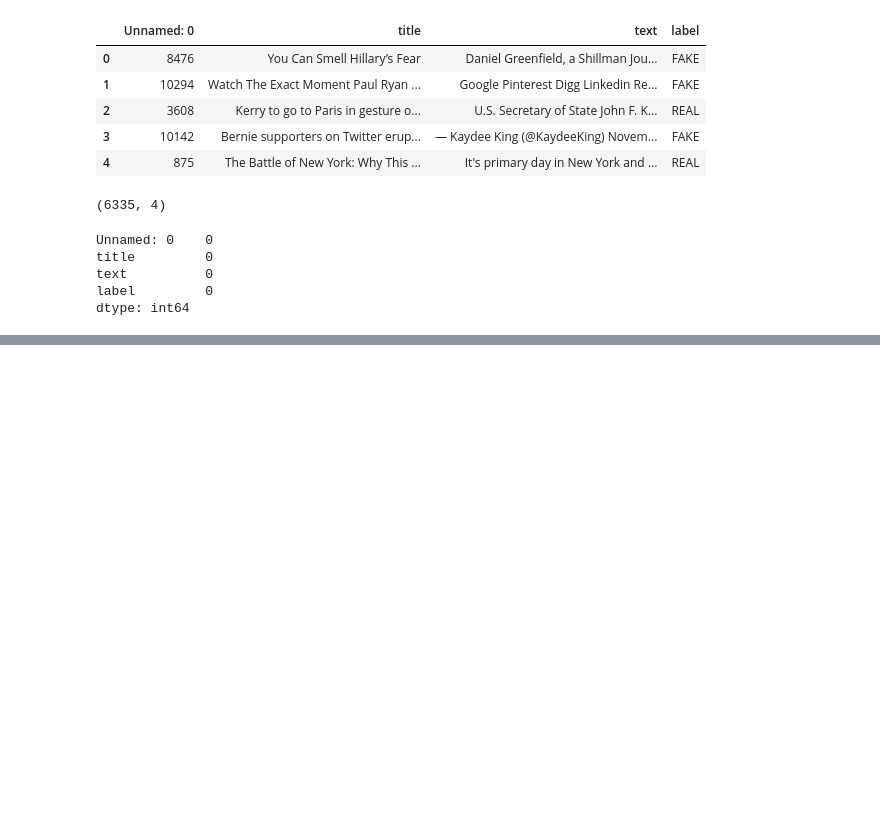
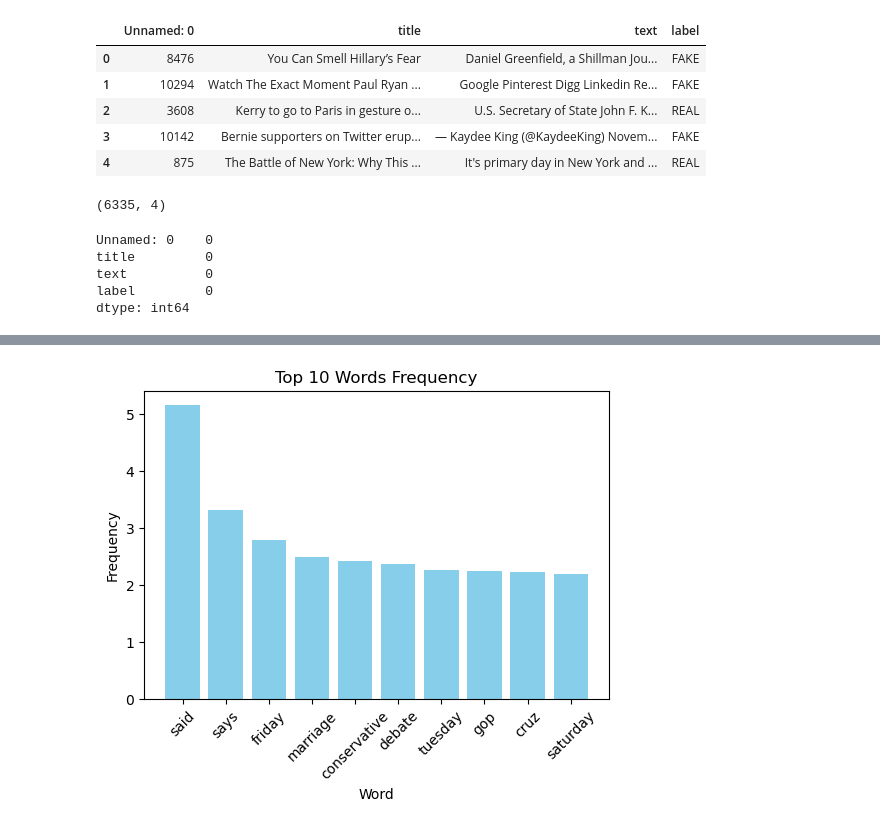
Before and after one commit to AnkitSingh0702/Misinfometer-SeniorDesignProject-Model, a Jupyter notebook: Fake News Detection.ipynb, the cells around one changed output, grey strips where cells are left out. Cells and saved outputs as stored; diff of their text form; code cells hidden in the pictures; blank space fills up the shorter version.

```diff
--- a/Fake News Detection.ipynb
+++ b/Fake News Detection.ipynb
@@ -103,0 +139,26 @@ pickle.dump(vector, open(filename, 'wb'))
+# %%
+#Bar chart of Top words Frequency
+import matplotlib.pyplot as plt
+
+# Retrieve feature names from TfidfVectorizer
+feature_names = vector.get_feature_names_out()
+
+# Retrieve coefficients from PassiveAggressiveClassifier
+coefficients = pac.coef_.flatten()
+
+# Create DataFrame to store feature names and their corresponding coefficients
+word_freq_df = pd.DataFrame({'Word': feature_names, 'Frequency': coefficients})
+
+# Sort DataFrame by frequency in descending order to get top words
+top_words = word_freq_df.sort_values(by='Frequency', ascending=False).head(10)
+
+# Plot bar graph
+plt.figure(figsize=(6, 4))
+plt.bar(top_words['Word'], top_words['Frequency'], color='skyblue')
+plt.xlabel('Word')
+plt.ylabel('Frequency')
+plt.title('Top 10 Words Frequency')
+plt.xticks(rotation=45)  # Rotate x-axis labels for better readability
+plt.show()
+# %% [output]
+[figure, added]
```
Also changed, not shown: parts of 13 cells of this notebook, 2 other files.
